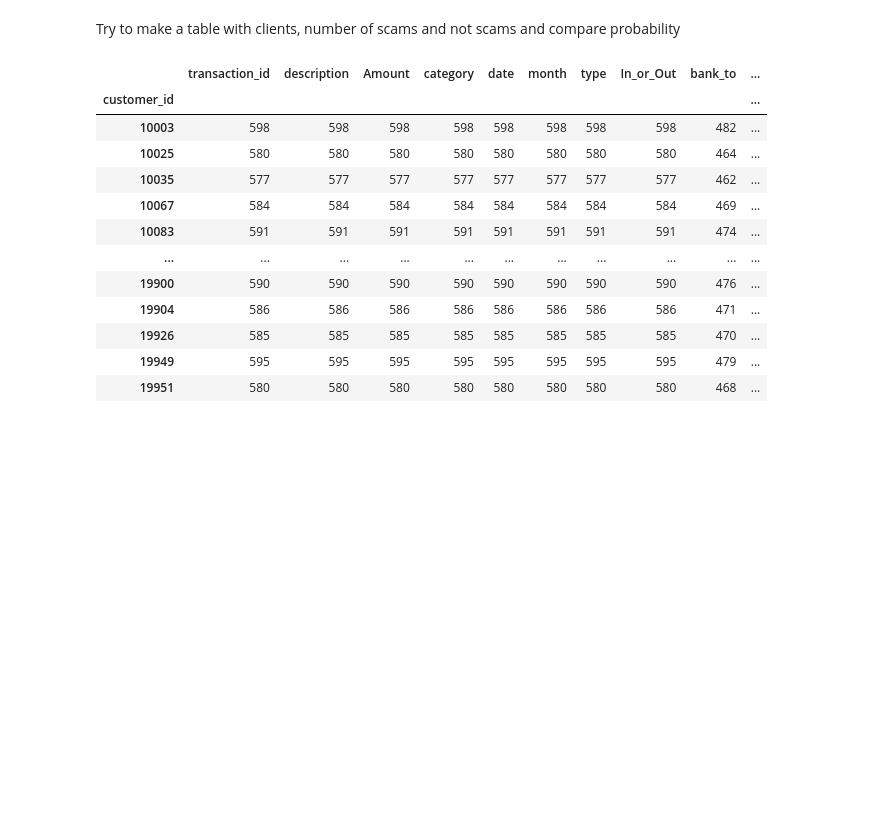
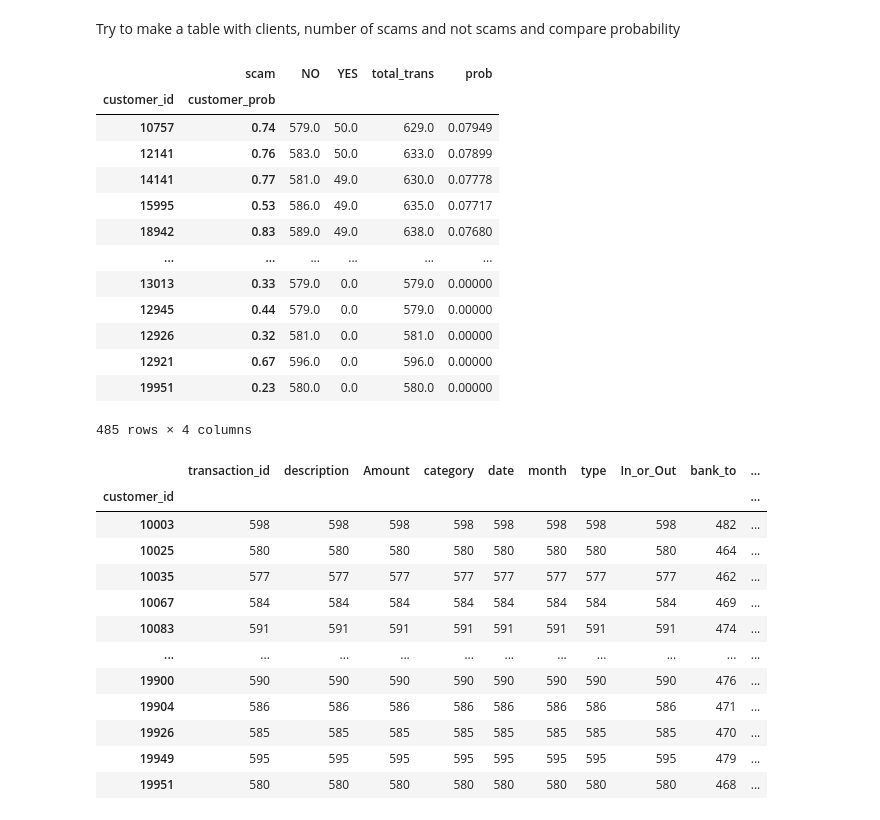
Before and after one commit to nicolastalia/mmcs_final, a Jupyter notebook: data_visualization.ipynb, the cells around one changed output. Drawn from its saved outputs; the diff is of its cells as text; code cells hidden in the pictures; blank space fills up the shorter version.

Commit message:
client prob added

```diff
--- a/data_visualization.ipynb
+++ b/data_visualization.ipynb
@@ -40,6 +39,8 @@ df = pd.merge(transactions_input,fraud_cases,how='left',on='transaction_id')
 df2 = pd.merge(df,customer_base,how='left',on='customer_id')
 df2['total_prob'] = df2['customer_prob'] * df2['description_prob'] * df2['transac_prob']
 df2 = df2[df2['In_or_Out']=='paid_out']
+df2['scam'] = 'NO'
+df2.loc[df2['is_scam_transaction'] == 1, 'scam'] = 'YES'
 df2.head()
 # %% [output]
 |  | transaction_id | description | Amount | category | date | month | customer_id | type | In_or_Out | ... |
@@ -74,6 +76,28 @@ df2[df2["is_scam_transaction"] == 1]['Amount'].sum()
 253140.4
 # %% [markdown]
 Try to make a table with clients, number of scams and not scams and compare probability
+# %%
+client_prob = pd.pivot_table(df2,index=['customer_id','customer_prob'], values='Amount', columns='scam',aggfunc='count')
+client_prob['YES'] = client_prob['YES'].fillna(0)
+client_prob['total_trans'] = client_prob['YES'] + client_prob['NO']
+client_prob['prob'] = round(client_prob['YES'] / client_prob['total_trans'],5)
+client_prob = client_prob.sort_values(by=['prob'],ascending=False)
+client_prob
+# %% [output]
+|  | scam | NO | YES | total_trans | prob |
+| customer_id | customer_prob |  |  |  |  |
+| 10757 | 0.74 | 579.0 | 50.0 | 629.0 | 0.07949 |
+| 12141 | 0.76 | 583.0 | 50.0 | 633.0 | 0.07899 |
+| 14141 | 0.77 | 581.0 | 49.0 | 630.0 | 0.07778 |
+| 15995 | 0.53 | 586.0 | 49.0 | 635.0 | 0.07717 |
+| 18942 | 0.83 | 589.0 | 49.0 | 638.0 | 0.07680 |
+| ... | ... | ... | ... | ... | ... |
+| 13013 | 0.33 | 579.0 | 0.0 | 579.0 | 0.00000 |
+| 12945 | 0.44 | 579.0 | 0.0 | 579.0 | 0.00000 |
+| 12926 | 0.32 | 581.0 | 0.0 | 581.0 | 0.00000 |
+| 12921 | 0.67 | 596.0 | 0.0 | 596.0 | 0.00000 |
+| 19951 | 0.23 | 580.0 | 0.0 | 580.0 | 0.00000 |
+485 rows × 4 columns
 # %%
 df2.groupby(['customer_id']).count()
 # %% [output]
```
Also changed, not shown: parts of 2 cells of this notebook.
